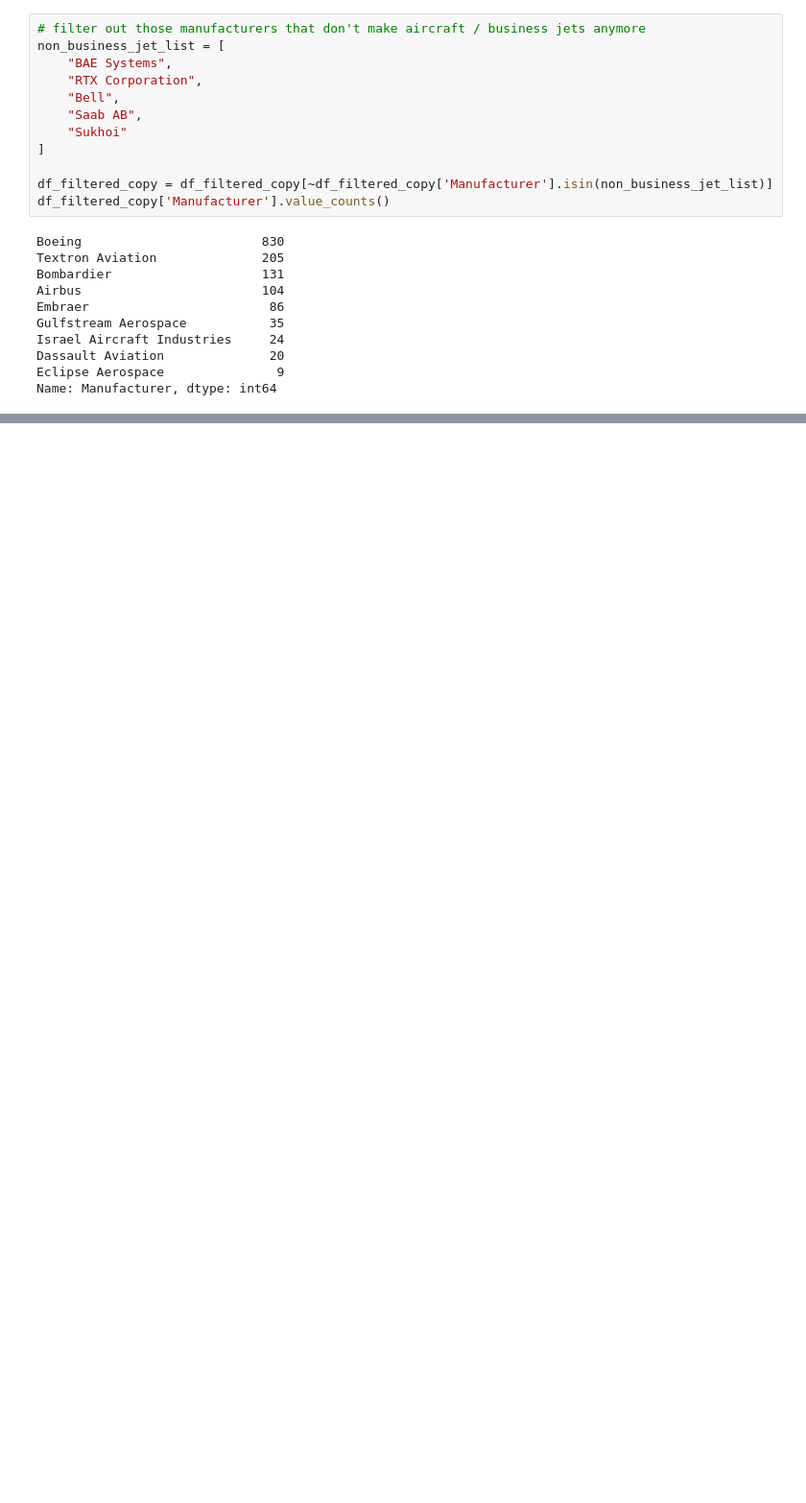
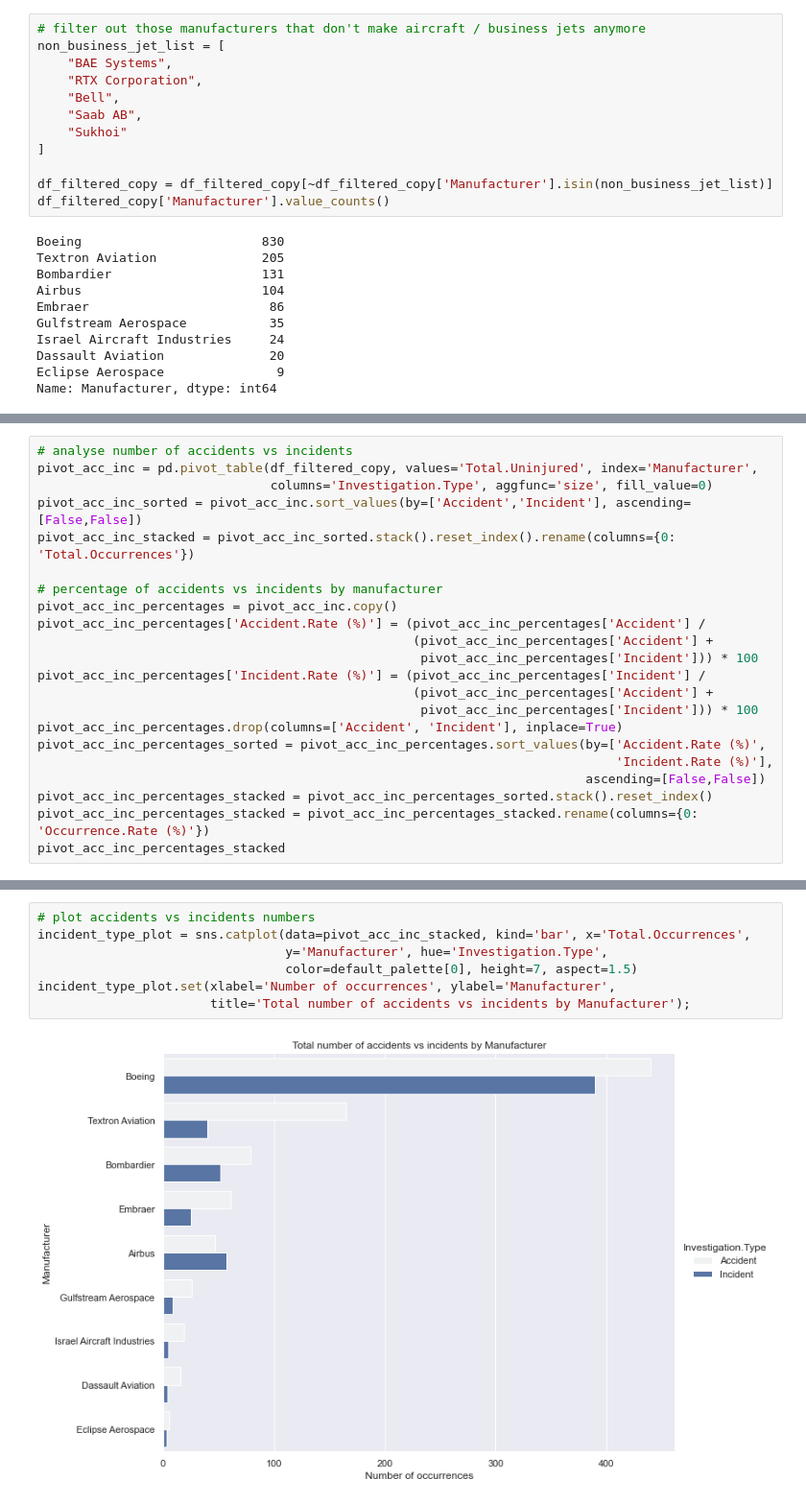
Before and after one commit to hfu-dev/safest-aircraft-analysis, a Jupyter notebook: notebooks/exploratory.ipynb, the cells around one changed output, grey strips where cells are left out. Shown at 96% size. Drawn from its saved outputs; the diff is of its cells as text; blank space fills up the shorter version.

```diff
--- a/notebooks/exploratory.ipynb
+++ b/notebooks/exploratory.ipynb
@@ -1208 +1318,23 @@ Name: Manufacturer, dtype: int64
 *Investigation.Type*
+# %%
+# analyse number of accidents vs incidents
+pivot_acc_inc = pd.pivot_table(df_filtered_copy, values='Total.Uninjured', index='Manufacturer',
+                               columns='Investigation.Type', aggfunc='size', fill_value=0)
+pivot_acc_inc_sorted = pivot_acc_inc.sort_values(by=['Accident','Incident'], ascending=[False,False])
+pivot_acc_inc_stacked = pivot_acc_inc_sorted.stack().reset_index().rename(columns={0: 'Total.Occurrences'})
+
+# percentage of accidents vs incidents by manufacturer
+pivot_acc_inc_percentages = pivot_acc_inc.copy()
+pivot_acc_inc_percentages['Accident.Rate (%)'] = (pivot_acc_inc_percentages['Accident'] /
+                                                  (pivot_acc_inc_percentages['Accident'] +
+                                                   pivot_acc_inc_percentages['Incident'])) * 100
+pivot_acc_inc_percentages['Incident.Rate (%)'] = (pivot_acc_inc_percentages['Incident'] /
+                                                  (pivot_acc_inc_percentages['Accident'] +
+                                                   pivot_acc_inc_percentages['Incident'])) * 100
+pivot_acc_inc_percentages.drop(columns=['Accident', 'Incident'], inplace=True)
+pivot_acc_inc_percentages_sorted = pivot_acc_inc_percentages.sort_values(by=['Accident.Rate (%)',
+                                                                             'Incident.Rate (%)'],
+                                                                         ascending=[False,False])
+pivot_acc_inc_percentages_stacked = pivot_acc_inc_percentages_sorted.stack().reset_index()
+pivot_acc_inc_percentages_stacked = pivot_acc_inc_percentages_stacked.rename(columns={0: 'Occurrence.Rate (%)'})
+pivot_acc_inc_percentages_stacked
@@ -1208,0 +1359,9 @@ Name: Manufacturer, dtype: int64
+# %%
+# plot accidents vs incidents numbers
+incident_type_plot = sns.catplot(data=pivot_acc_inc_stacked, kind='bar', x='Total.Occurrences',
+                                 y='Manufacturer', hue='Investigation.Type',
+                                 color=default_palette[0], height=7, aspect=1.5)
+incident_type_plot.set(xlabel='Number of occurrences', ylabel='Manufacturer',
+                       title='Total number of accidents vs incidents by Manufacturer');
+# %% [output]
+[figure, added]
```
Also changed, not shown: parts of 24 cells of this notebook.
